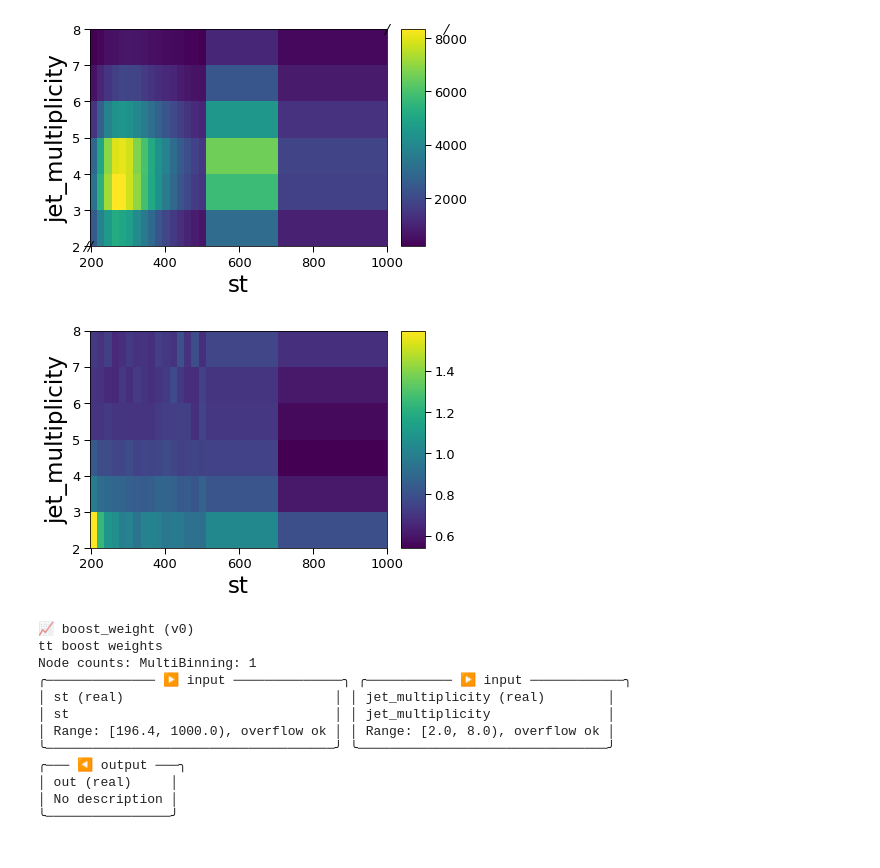
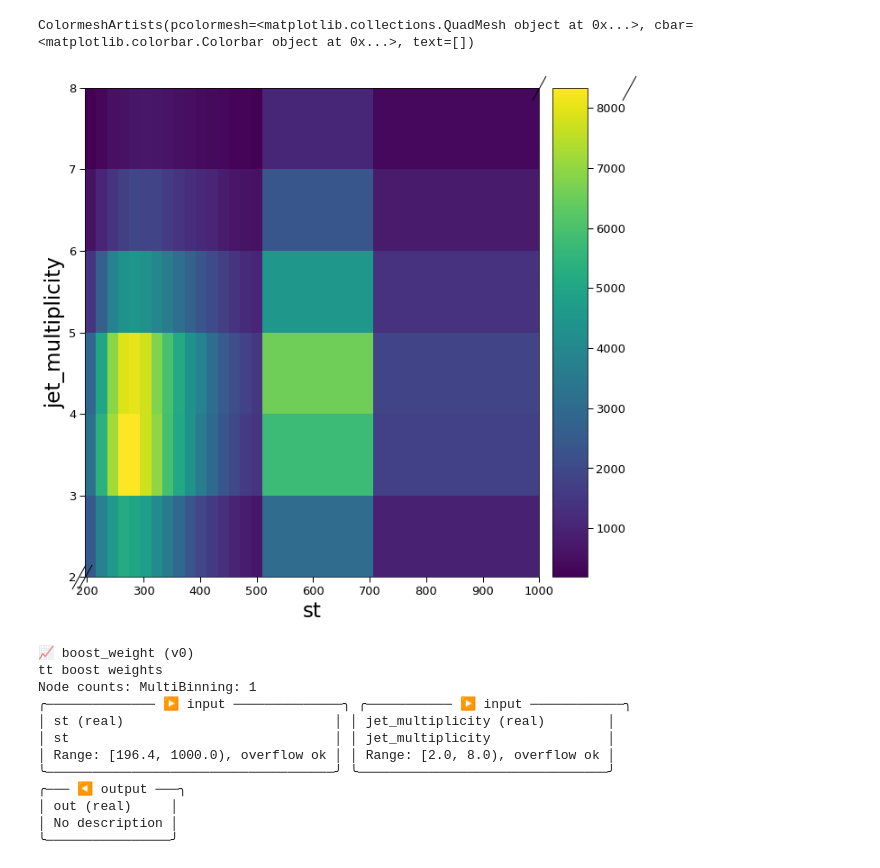
Before and after one commit to tomasate/bsm3g_coffea, a Jupyter notebook: notebooks/tt_boost_weight.ipynb, the cells around one changed output. Saved outputs shown, nothing was run; the diff lists cells and outputs as text; code cells hidden in the pictures.

```diff
--- a/notebooks/tt_boost_weight.ipynb
+++ b/notebooks/tt_boost_weight.ipynb
@@ -93,66 +94,64 @@ st_new_edges = [
     196.4,
     216.0,
     235.6,
     255.2,
     274.8,
     294.4,
     314.0,
     333.6,
     353.2,
     372.8,
     392.4,
     412.0,
     431.6,
     451.2,
     470.8,
     490.4,
     510.0,
     706.0,
     1000,
 ]
 
 njet_new_edges = [2, 3, 4, 5, 6, 7, 8]
 
 tt = rebin_hist(tt, "st", st_new_edges)
 data = rebin_hist(data, "st", st_new_edges)
 nontt = rebin_hist(nontt, "st", st_new_edges)
 
 tt = rebin_hist(tt, "jet_multiplicity", njet_new_edges)
 data = rebin_hist(data, "jet_multiplicity", njet_new_edges)
 nontt = rebin_hist(nontt, "jet_multiplicity", njet_new_edges)
+
+fig, ax = plt.subplots(figsize=(10,10))
+data.plot2d(ax=ax)
+# %% [output]
+ColormeshArtists(pcolormesh=<matplotlib.collections.QuadMesh object at 0x...>, cbar=<matplotlib.colorbar.Colorbar object at 0x...>, text=[])
+[figure, added]
-# %%
-data.plot2d();
-# %% [output]
-[figure, removed]
 # %%
+# compute SF
 num = (data + (-1 * nontt)).values()
 den = tt.values()
-
 sf = np.where((num > 0) & (den > 0), num / (den + 1e-32), 1)
 sfhist = hist.Hist(*data.axes[:], data=sf)
 
-sfhist.plot2d();
+# build correctionlib object from histogram
+sfhist.name = "boost_weight"
+sfhist.label = "out"
+boost_weight = correctionlib.convert.from_histogram(sfhist)
+boost_weight.description = "tt boost weights"
+# set overflow bins behavior (default is to raise an error when out of bounds)
+boost_weight.data.flow = "clamp"
+rich.print(boost_weight)
 # %% [output]
-[figure, removed]
+📈 boost_weight (v0)
+tt boost weights
+Node counts: MultiBinning: 1
+╭────────────── ▶ input ──────────────╮ ╭─────────── ▶ input ────────────╮
+│ st (real)                           │ │ jet_multiplicity (real)        │
+│ st                                  │ │ jet_multiplicity               │
+│ Range: [196.4, 1000.0), overflow ok │ │ Range: [2.0, 8.0), overflow ok │
+╰─────────────────────────────────────╯ ╰────────────────────────────────╯
+╭─── ◀ output ───╮
+│ out (real)     │
+│ No description │
+╰────────────────╯
-# %%
-# without a name, the resulting object will fail validation
-sfhist.name = "boost_weight"
-sfhist.label = "out"
-boost_weight = correctionlib.convert.from_histogram(sfhist)
-boost_weight.description = "tt boost weights"
-# set overflow bins behavior (default is to raise an error when out of bounds)
-boost_weight.data.flow = "clamp"
-rich.print(boost_weight)
-# %% [output]
-📈 boost_weight (v0)
-tt boost weights
-Node counts: MultiBinning: 1
-╭────────────── ▶ input ──────────────╮ ╭─────────── ▶ input ────────────╮
-│ st (real)                           │ │ jet_multiplicity (real)        │
-│ st                                  │ │ jet_multiplicity               │
-│ Range: [196.4, 1000.0), overflow ok │ │ Range: [2.0, 8.0), overflow ok │
-╰─────────────────────────────────────╯ ╰────────────────────────────────╯
-╭─── ◀ output ───╮
-│ out (real)     │
-│ No description │
-╰────────────────╯
```
Also changed, not shown: parts of 5 cells of this notebook.
